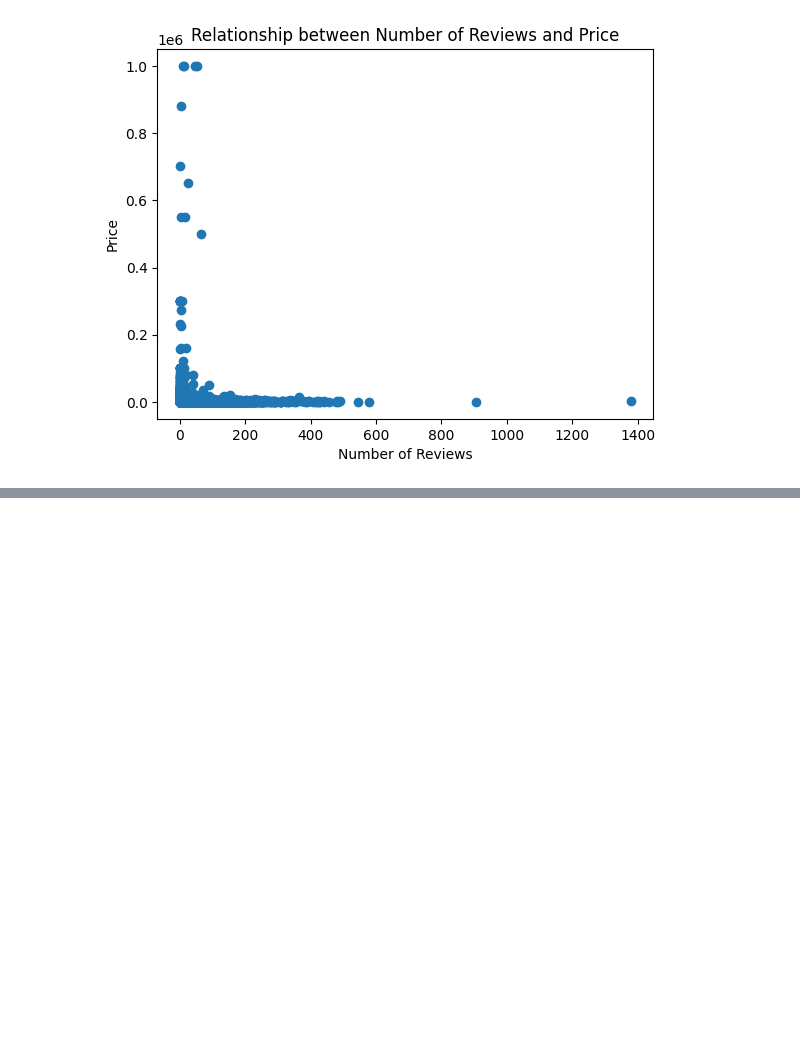
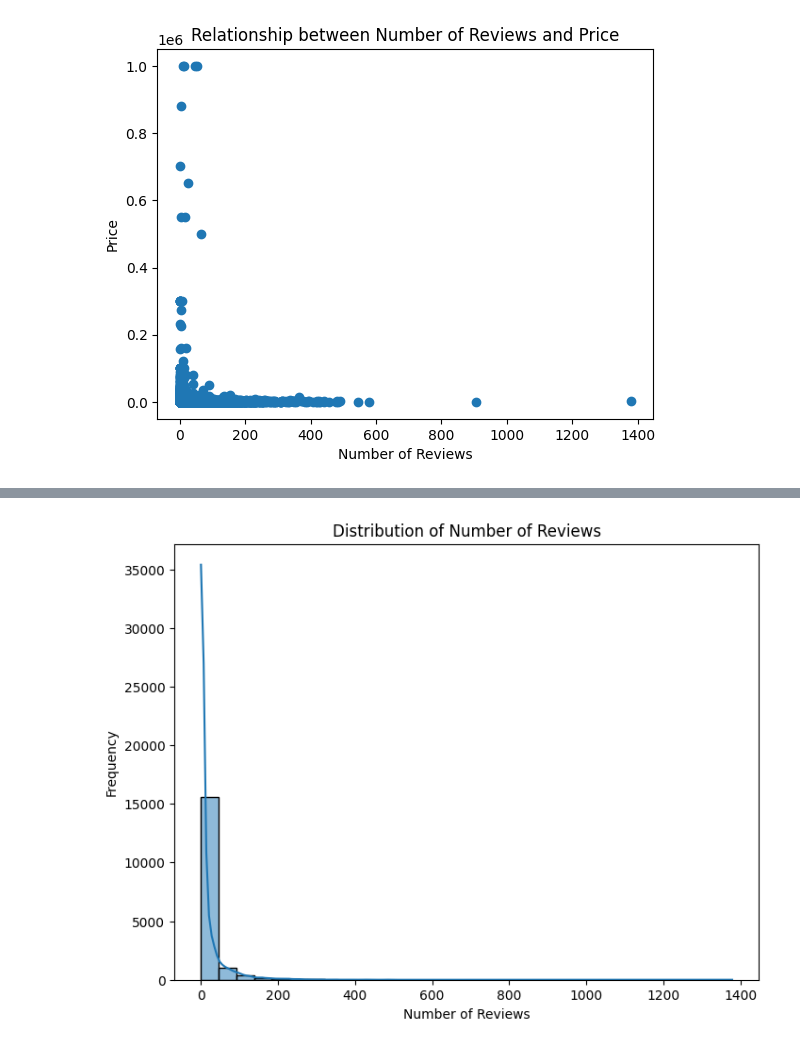
Before and after one commit to mine-martin/Bangkok_Listings_2023, a Jupyter notebook: Bangkok_Listings.ipynb, the cells around one changed output, grey strips where cells are left out. Cells and saved outputs as stored; diff of their text form; code cells hidden in the pictures; blank space fills up the shorter version.

```diff
--- a/Bangkok_Listings.ipynb
+++ b/Bangkok_Listings.ipynb
@@ -201,0 +240,13 @@ plt.show()
+# %%
+import matplotlib.pyplot as plt
+import seaborn as sns
+
+# Plotting the distribution of the number of reviews
+plt.figure(figsize=(8, 6))
+sns.histplot(data=airBNB, x='number_of_reviews', bins=30, kde=True)
+plt.xlabel('Number of Reviews')
+plt.ylabel('Frequency')
+plt.title('Distribution of Number of Reviews')
+plt.show()
+# %% [output]
+[figure, added]
```
Also changed, not shown: parts of 9 cells of this notebook.
